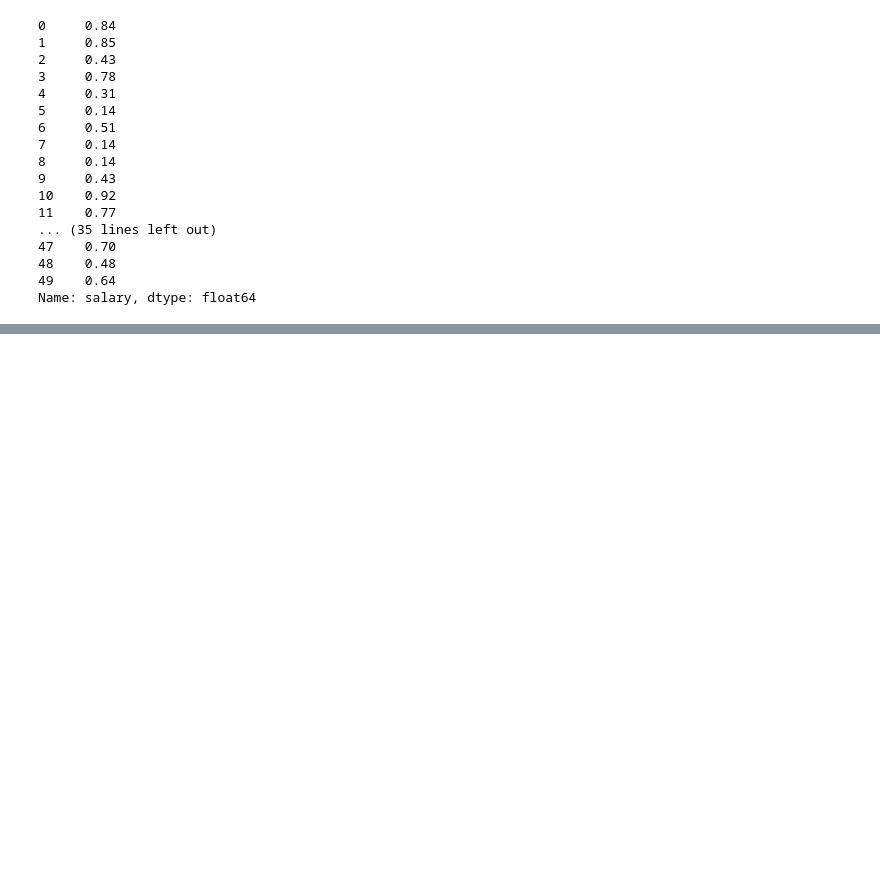
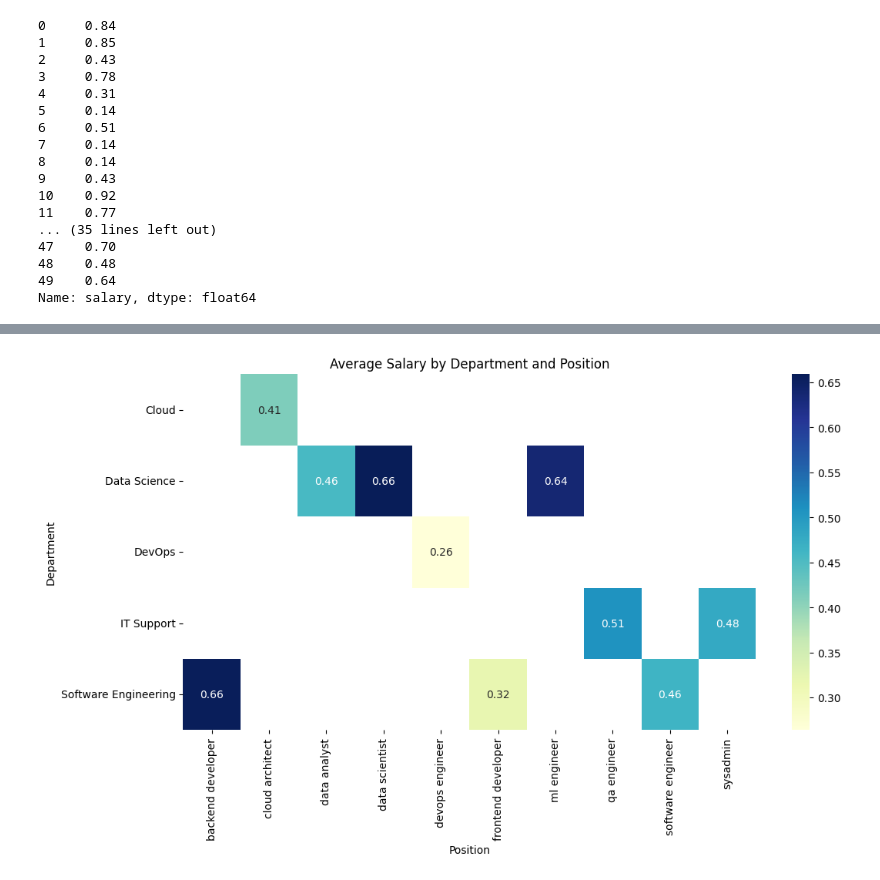
Before and after one commit to Hasyashri/PROG8245_MLP, a Jupyter notebook: MLP_LAB_3.ipynb, the cells around one changed output, grey strips where cells are left out. Saved outputs shown, nothing was run; the diff lists cells and outputs as text; code cells hidden in the pictures; blank space fills up the shorter version.

```diff
--- a/MLP_LAB_3.ipynb
+++ b/MLP_LAB_3.ipynb
@@ -348,0 +456,18 @@ Name: salary, dtype: float64
+# %%
+#Create a pivot table for the heatmap: average salary by department and position
+heatmap_data = df_merged.pivot_table(
+    index='department_name',
+    columns='position',
+    values='salary',
+    aggfunc='mean'
+)
+
+# Plot the heatmap
+plt.figure(figsize=(12, 6))
+sns.heatmap(heatmap_data, annot=True, cmap='YlGnBu', fmt=".2f")
+plt.title('Average Salary by Department and Position')
+plt.xlabel('Position')
+plt.ylabel('Department')
+plt.show()
+# %% [output]
+[figure, added]
```
Also changed, not shown: parts of 18 cells of this notebook, 1 other file.
